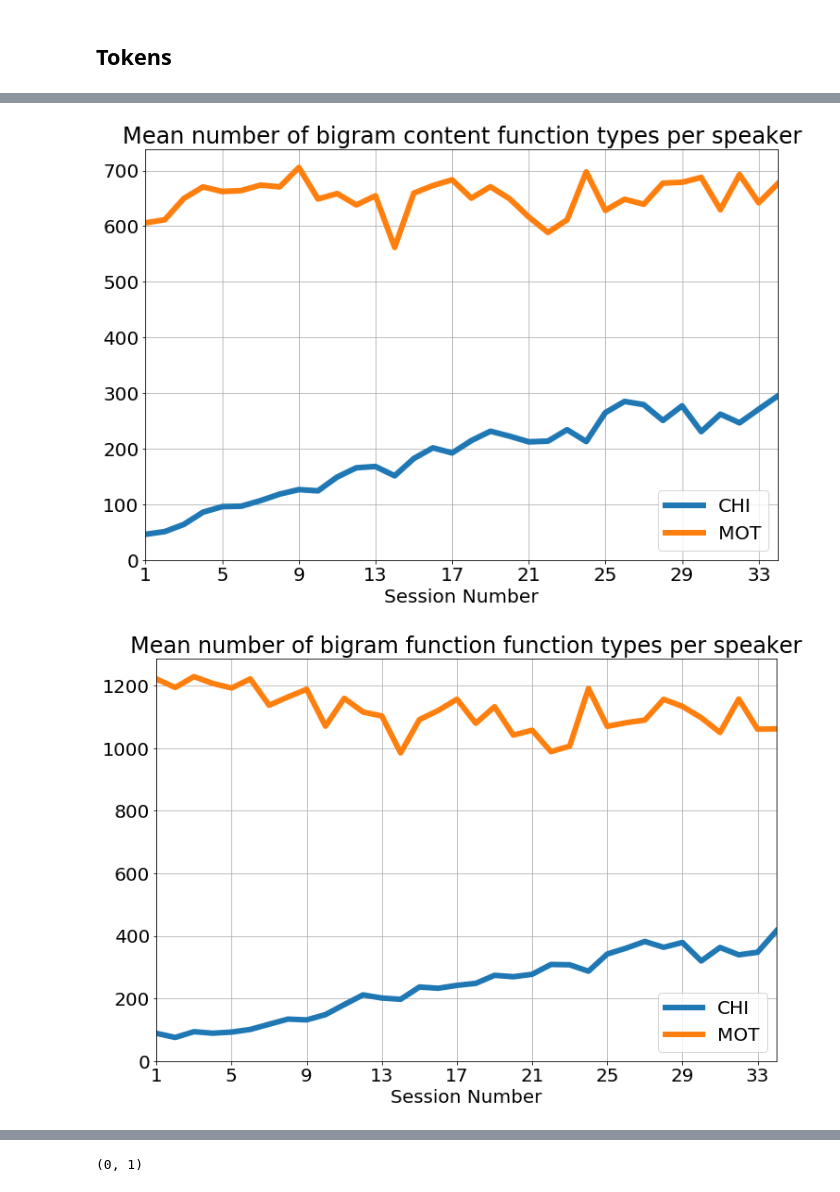
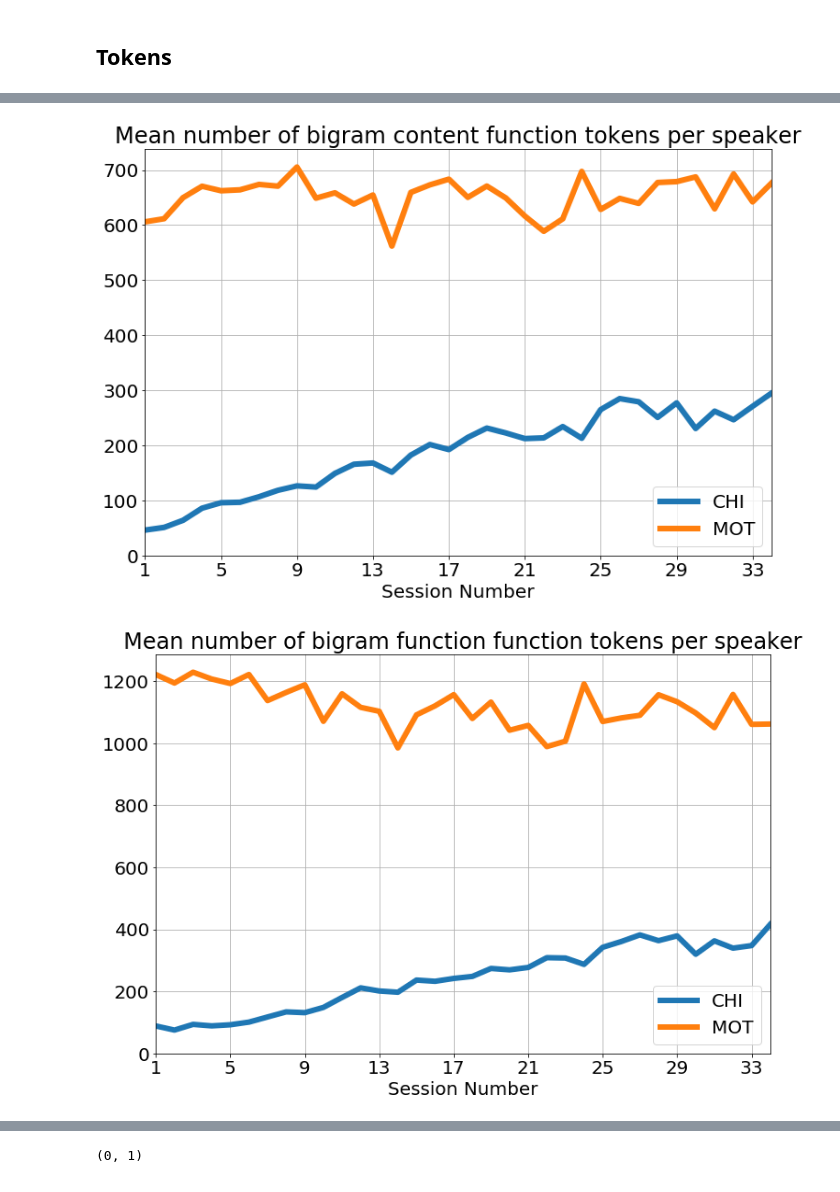
Before and after one commit to pfeyz/formulae-project, a Jupyter notebook: Morisita Function-Content Split.ipynb, the cells around one changed output, grey strips where cells are left out. Drawn from its saved outputs; the diff is of its cells as text; code cells hidden in the pictures.

Commit message:
add types and tokens

```diff
--- a/Morisita Function-Content Split.ipynb
+++ b/Morisita Function-Content Split.ipynb
@@ -249,7 +249,7 @@ def mean_number_of_tokens_plots():
 
     unfiltered.plot()
     plt.ylim(0)
-    vvv_format(title='Mean number of unigram content types per speaker', autoscale=True)
+    vvv_format(title='Mean number of unigram content tokens per speaker', autoscale=True)
 
 mean_number_of_tokens_plots()
 # %% [output]
@@ -267,7 +267,7 @@ def mean_number_of_tokens_plots():
 
     unfiltered.plot()
     plt.ylim(0)
-    vvv_format(title='Mean number of unigram function types per speaker', autoscale=True)
+    vvv_format(title='Mean number of unigram function tokens per speaker', autoscale=True)
 
 mean_number_of_tokens_plots()
 # %% [output]
@@ -285,7 +285,7 @@ def mean_number_of_tokens_plots():
 
     unfiltered.plot()
     plt.ylim(0)
-    vvv_format(title='Mean number of bigram content content types per speaker', autoscale=True)
+    vvv_format(title='Mean number of bigram content content tokens per speaker', autoscale=True)
 
 mean_number_of_tokens_plots()
 # %% [output]
@@ -303,29 +303,29 @@ def mean_number_of_tokens_plots():
 
     unfiltered.plot()
     plt.ylim(0)
-    vvv_format(title='Mean number of bigram content function types per speaker', autoscale=True)
+    vvv_format(title='Mean number of bigram content function tokens per speaker', autoscale=True)
 
 mean_number_of_tokens_plots()
 # %% [output]
-[figure, old version]
+[figure, new version]
 # %%
 def mean_number_of_tokens_plots():
     unfiltered = (
         bigrams[bigrams.fcat.eq('F/F')]
         .groupby(['corpus', 'session', 'speaker'])
         .ngram.size()
         .unstack()
         .groupby(level='session').mean()
     )
 
 
     unfiltered.plot()
     plt.ylim(0)
-    vvv_format(title='Mean number of bigram function function types per speaker', autoscale=True)
+    vvv_format(title='Mean number of bigram function function tokens per speaker', autoscale=True)
 
 mean_number_of_tokens_plots()
 # %% [output]
-[figure, old version]
+[figure, new version]
 # %%
 def mean_number_of_tokens_plots():
     unfiltered = (
```
Also changed, not shown: parts of 4 cells of this notebook.
